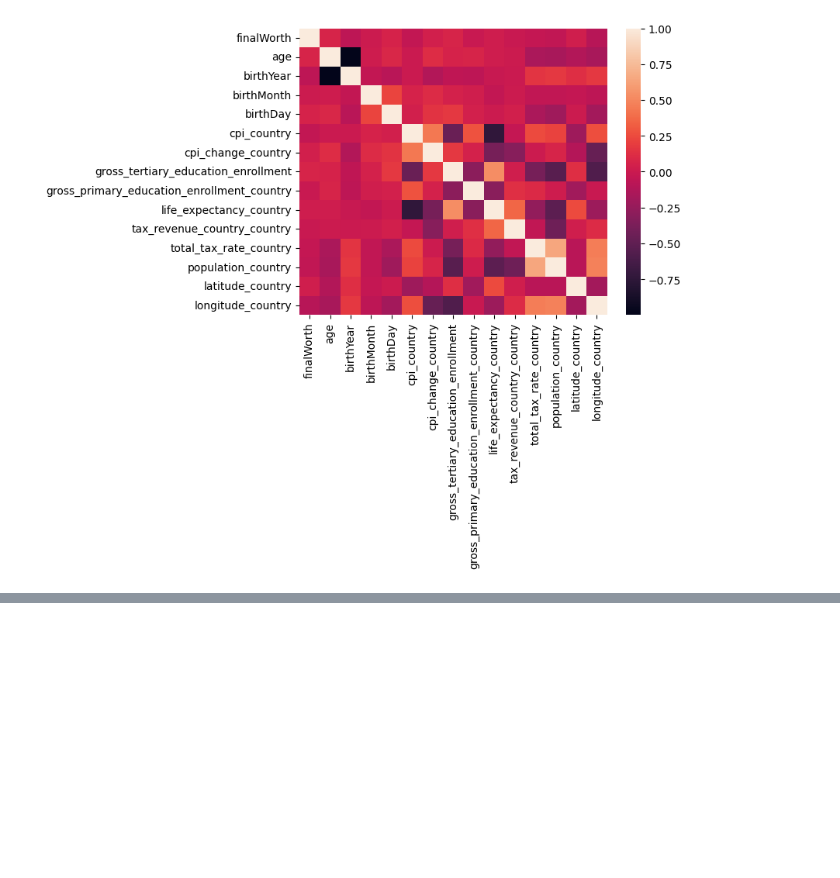
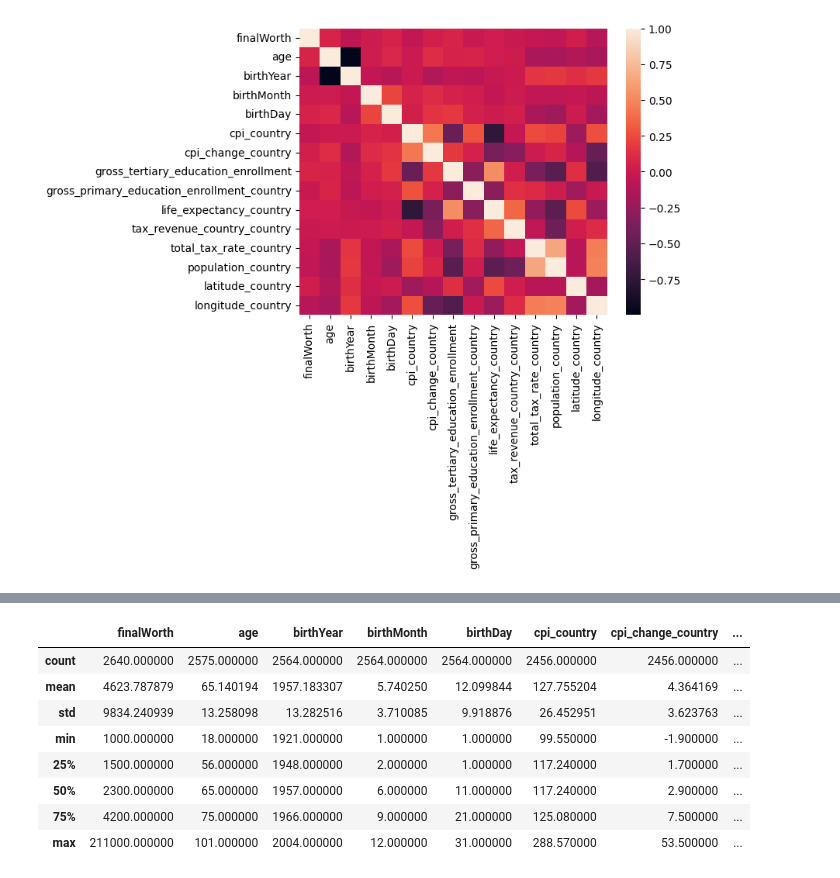
Before and after one commit to Kowallskiy/world_education, a Jupyter notebook: billion.ipynb, the cells around one changed output, grey strips where cells are left out. Cells and saved outputs as stored; diff of their text form; code cells hidden in the pictures; blank space fills up the shorter version.

```diff
--- a/billion.ipynb
+++ b/billion.ipynb
@@ -273,0 +335,12 @@ sns.heatmap(numer.corr())
+# %%
+dataset.describe()
+# %% [output]
+|  | finalWorth | age | birthYear | birthMonth | birthDay | cpi_country | cpi_change_country | ... |
+| count | 2640.000000 | 2575.000000 | 2564.000000 | 2564.000000 | 2564.000000 | 2456.000000 | 2456.000000 | ... |
+| mean | 4623.787879 | 65.140194 | 1957.183307 | 5.740250 | 12.099844 | 127.755204 | 4.364169 | ... |
+| std | 9834.240939 | 13.258098 | 13.282516 | 3.710085 | 9.918876 | 26.452951 | 3.623763 | ... |
+| min | 1000.000000 | 18.000000 | 1921.000000 | 1.000000 | 1.000000 | 99.550000 | -1.900000 | ... |
+| 25% | 1500.000000 | 56.000000 | 1948.000000 | 2.000000 | 1.000000 | 117.240000 | 1.700000 | ... |
+| 50% | 2300.000000 | 65.000000 | 1957.000000 | 6.000000 | 11.000000 | 117.240000 | 2.900000 | ... |
+| 75% | 4200.000000 | 75.000000 | 1966.000000 | 9.000000 | 21.000000 | 125.080000 | 7.500000 | ... |
+| max | 211000.000000 | 101.000000 | 2004.000000 | 12.000000 | 31.000000 | 288.570000 | 53.500000 | ... |
```
Also changed, not shown: parts of 6 cells of this notebook.
